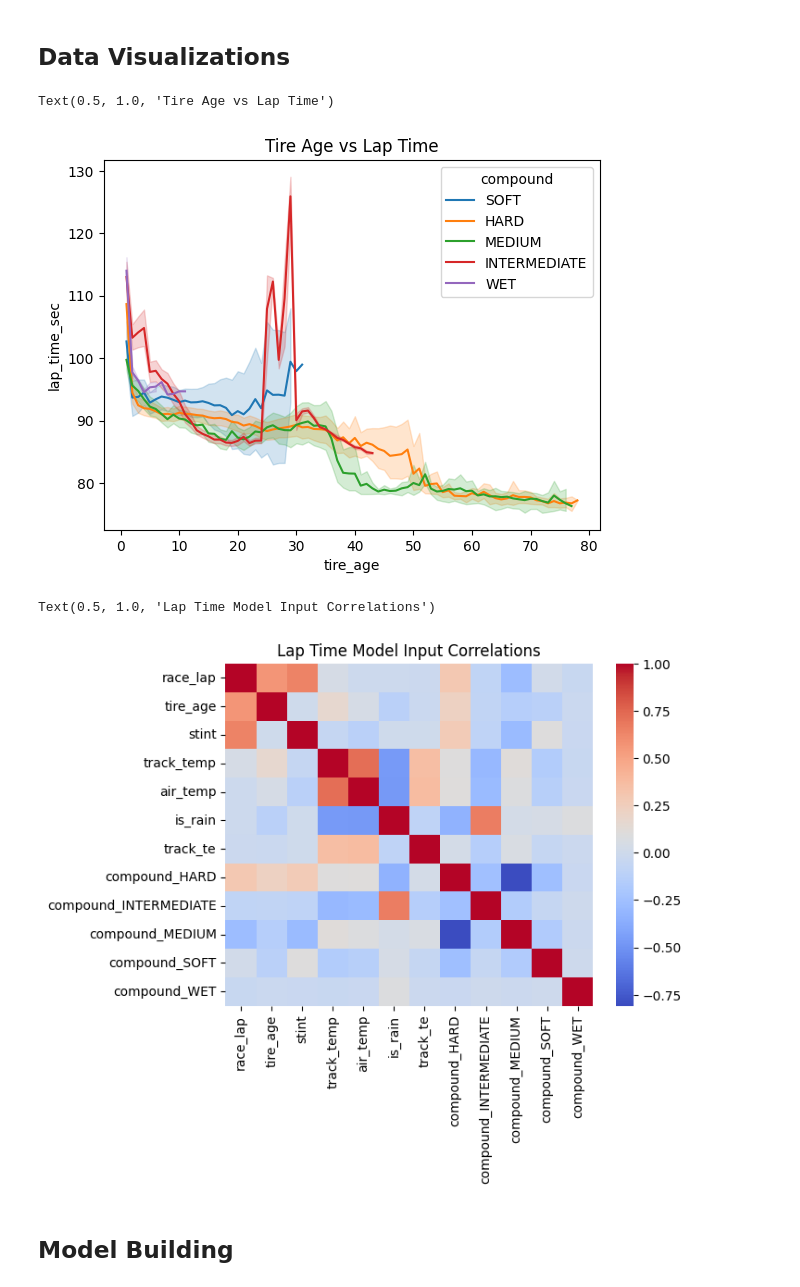
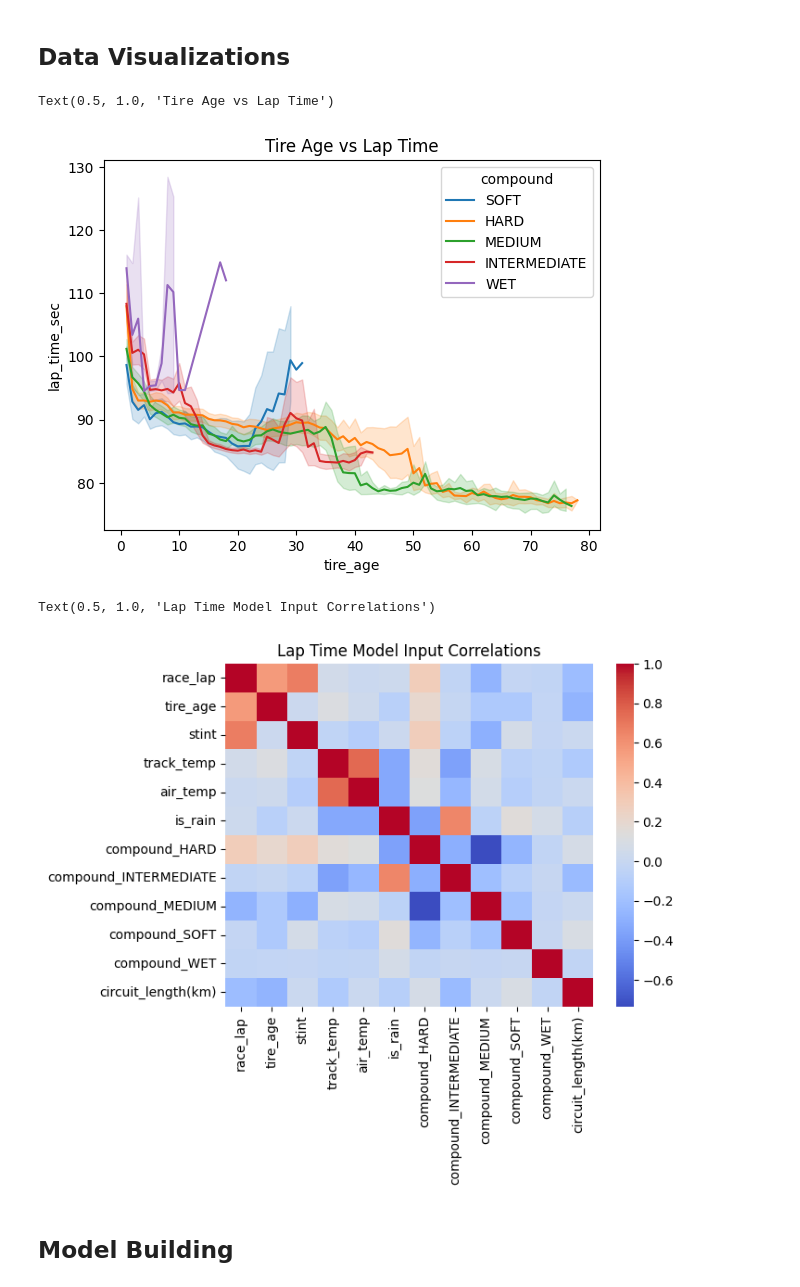
Before and after one commit to briannaghinds/racr, a Jupyter notebook: models/lap_time_predictor.ipynb, the cells around one changed output. Saved outputs shown, nothing was run; the diff lists cells and outputs as text; code cells hidden in the pictures.

```diff
--- a/models/lap_time_predictor.ipynb
+++ b/models/lap_time_predictor.ipynb
@@ -14,21 +14,14 @@ lap_data = pd.read_csv("../data/lap_time_df.csv")
 weather_data = pd.read_csv("../data/race_conditions_df.csv")
 # %%
 # merge the two dataframes
-data = lap_data.merge(
-    weather_data,
-    on="race_id",
-    how="left"
-)
+data = lap_data.merge(weather_data, on="race_id", how="left")
 
 # create a boolean column for rain
 data["is_rain"] = data["rain"].astype(int)
 
 # convert categorical columns (compound, track)
 # compound (one hot encoding)
-compound_ohe = pd.get_dummies(
-    data["compound"],
-    prefix="compound"
-)
+compound_ohe = pd.get_dummies(data["compound"], prefix="compound")
 
 final_df = pd.concat([data, compound_ohe], axis=1)
 
@@ -105,0 +77,3 @@ test_df["track_te"] = (
+# %%
+# implement target encoding
+final_df["track_te"] = kfold_target_encode(final_df, "track", "lap_time_sec")
@@ -106,7 +83,19 @@ test_df["track_te"] = (
+# %%
+# feature engineering
+"""IDEAS
+- fuel consumption
+- delta of temperature (air temp - track temp)
+"""
+
+final_df["tire_age_squared"] = final_df["tire_age"] ** 2  # Non-linear degradation
+final_df["fuel_effect"] = final_df["race_lap"] / final_df["race_lap"].max()  # Fuel burn
+final_df["temp_delta"] = final_df["track_temp"] - final_df["air_temp"]  # Grip conditions
 # %%
-# NOTE: because rows are grouped together (i.e. row 1 = lap 3 of bahrain and row 2 = lap 4) so randomly splitting these would hurt our analysis
-X_train = train_df[["race_lap", "tire_age", "stint", "track_temp", "air_temp", "is_rain", "track_te", "compound_HARD", "compound_INTERMEDIATE", "compound_MEDIUM", "compound_SOFT", "compound_WET"]]  # still need to target encode "track"
-y_train = train_df["lap_time_sec"]
+# X = final_df[["race_lap", "tire_age", "stint", "track_temp", "air_temp", "is_rain", "track_te", "compound_HARD", "compound_INTERMEDIATE", "compound_MEDIUM", "compound_SOFT", "compound_WET", "circuit_length(km)"]]
+X = final_df[["tire_age_squared", "fuel_effect", "temp_delta", "race_lap", "tire_age", "stint", "track_temp", "air_temp", "is_rain", "track_te", "compound_HARD", "compound_INTERMEDIATE", "compound_MEDIUM", "compound_SOFT", "compound_WET", "circuit_length(km)"]]
+y = final_df["lap_time_sec"]
 
-X_test = test_df[["race_lap", "tire_age", "stint", "track_temp", "air_temp", "is_rain", "track_te", "compound_HARD", "compound_INTERMEDIATE", "compound_MEDIUM", "compound_SOFT", "compound_WET"]]  # still need to target encode "track"
-y_test = test_df["lap_time_sec"]
+# SANITY CHECK
+print("X and y SIZES")
+print(f"Feature shape: {X.shape}")
+print(f"Target shape: {y.shape}")
@@ -117,16 +112,17 @@ import seaborn as sns
 # %%
 # plot tire age vs lap time sec (colored by compound)
 # GOAL: should see that degradation still exists (if there is no then I over encoded)
-sns.lineplot(data=train_df, x="tire_age", y="lap_time_sec", hue="compound")
+sns.lineplot(data=final_df, x="tire_age", y="lap_time_sec", hue="compound")
 plt.title("Tire Age vs Lap Time")
 # %% [output]
 Text(0.5, 1.0, 'Tire Age vs Lap Time')
-[figure, old version]
+[figure, new version]
 # %%
-sns.heatmap(X_train.corr(), cmap="coolwarm")
+corr_inputs = X[["race_lap", "tire_age", "stint", "track_temp", "air_temp", "is_rain", "compound_HARD", "compound_INTERMEDIATE", "compound_MEDIUM", "compound_SOFT", "compound_WET", "circuit_length(km)"]]
+sns.heatmap(corr_inputs.corr(), cmap="coolwarm")
 plt.title("Lap Time Model Input Correlations")
 # %% [output]
 Text(0.5, 1.0, 'Lap Time Model Input Correlations')
-[figure, old version]
+[figure, new version]
 # %% [markdown]
 ## Model Building
```
Also changed, not shown: parts of 10 cells of this notebook, 1 other file.
